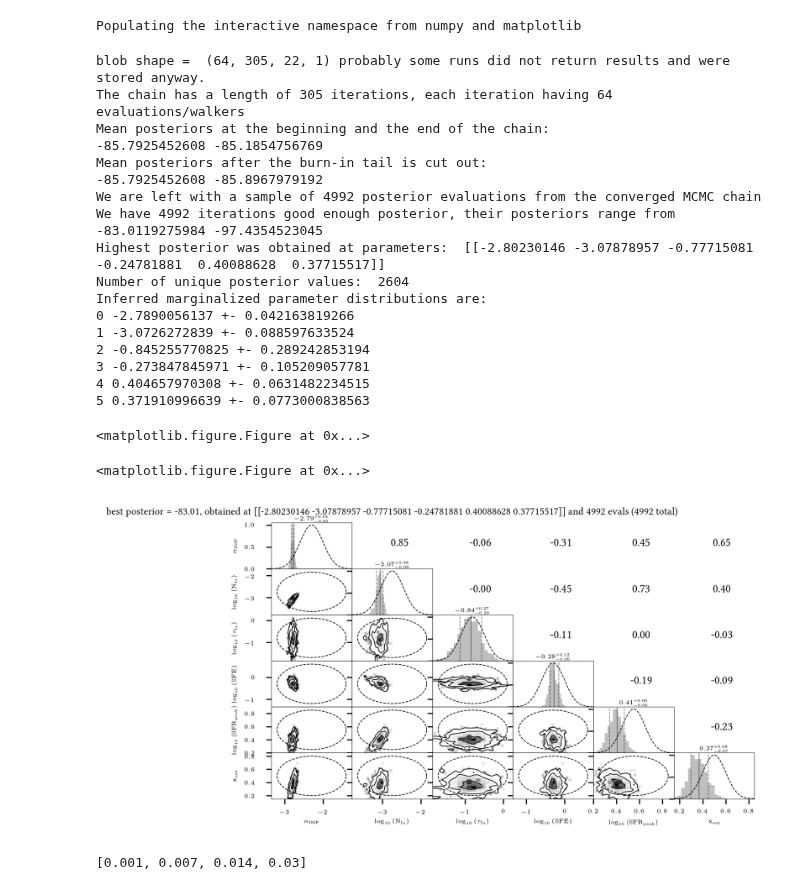
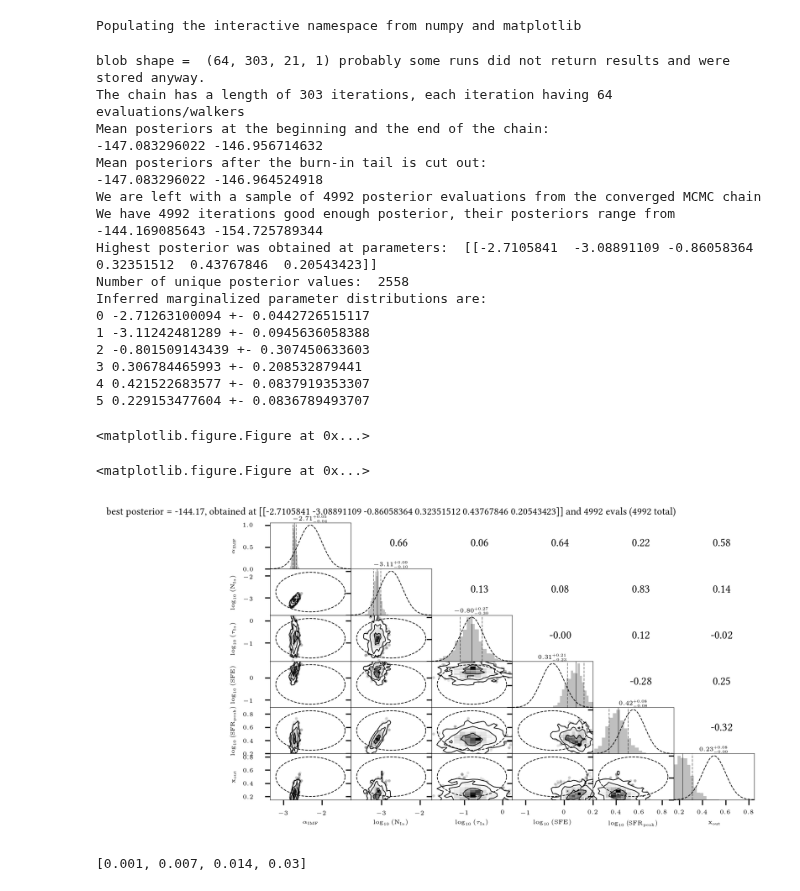
Before and after one commit to oliverphilcox/ChempyMulti, a Jupyter notebook: Implementing a Neural Network Codes.ipynb, the cells around one changed output. Drawn from its saved outputs; the diff is of its cells as text; code cells hidden in the pictures.

```diff
--- a/Implementing a Neural Network Codes.ipynb
+++ b/Implementing a Neural Network Codes.ipynb
@@ -756,30 +756,30 @@ def Nomoto2013_net(self):
 Populating the interactive namespace from numpy and matplotlib
 # %%
 from Chempy.plot_mcmc import plot_mcmc_chain_with_prior, restructure_chain
-restructure_chain('elements/All/')
-plot_mcmc_chain_with_prior('elements/All/',use_prior=True,only_first_star = False,plot_true_parameters=False,plot_only_SSP_parameter=False)
+restructure_chain('elements/No-K/')
+plot_mcmc_chain_with_prior('elements/No-K/',use_prior=True,only_first_star = False,plot_true_parameters=False,plot_only_SSP_parameter=False)
 # %% [output]
-blob shape =  (64, 305, 22, 1) probably some runs did not return results and were stored anyway.
-The chain has a length of 305 iterations, each iteration having 64 evaluations/walkers
+blob shape =  (64, 303, 21, 1) probably some runs did not return results and were stored anyway.
+The chain has a length of 303 iterations, each iteration having 64 evaluations/walkers
 Mean posteriors at the beginning and the end of the chain:
--85.7925452608 -85.1854756769
+-147.083296022 -146.956714632
 Mean posteriors after the burn-in tail is cut out:
--85.7925452608 -85.8967979192
+-147.083296022 -146.964524918
 We are left with a sample of 4992 posterior evaluations from the converged MCMC chain
 We have 4992 iterations good enough posterior, their posteriors range from
--83.0119275984 -97.4354523045
-Highest posterior was obtained at parameters:  [[-2.80230146 -3.07878957 -0.77715081 -0.24781881  0.40088628  0.37715517]]
-Number of unique posterior values:  2604
+-144.169085643 -154.725789344
+Highest posterior was obtained at parameters:  [[-2.7105841  -3.08891109 -0.86058364  0.32351512  0.43767846  0.20543423]]
+Number of unique posterior values:  2558
 Inferred marginalized parameter distributions are:
-0 -2.7890056137 +- 0.042163819266
-1 -3.0726272839 +- 0.088597633524
-2 -0.845255770825 +- 0.289242853194
-3 -0.273847845971 +- 0.105209057781
-4 0.404657970308 +- 0.0631482234515
-5 0.371910996639 +- 0.0773000838563
+0 -2.71263100094 +- 0.0442726515117
+1 -3.11242481289 +- 0.0945636058388
+2 -0.801509143439 +- 0.307450633603
+3 0.306784465993 +- 0.208532879441
+4 0.421522683577 +- 0.0837919353307
+5 0.229153477604 +- 0.0836789493707
 <matplotlib.figure.Figure at 0x...>
 <matplotlib.figure.Figure at 0x...>
-[figure, old version]
+[figure, new version]
 # %%
 from Chempy.yields import AGB_feedback
 x = AGB_feedback()
```
Also changed, not shown: 2 other files.
